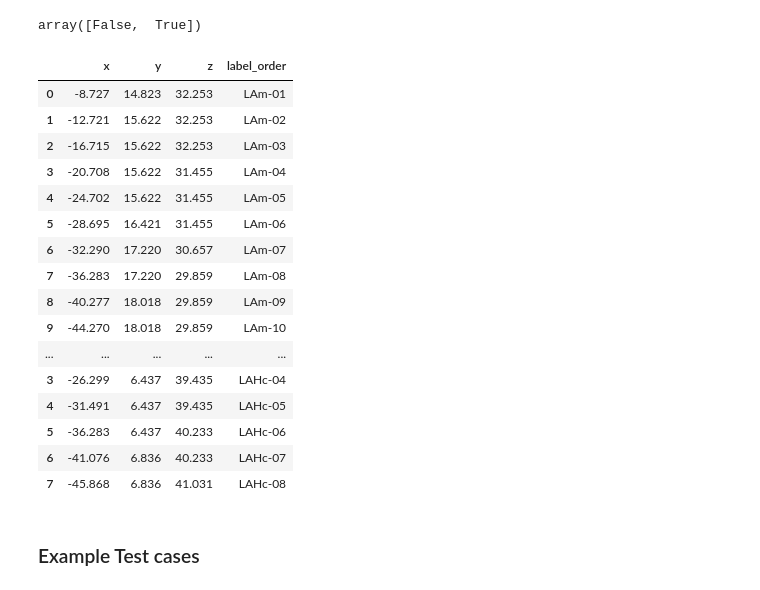
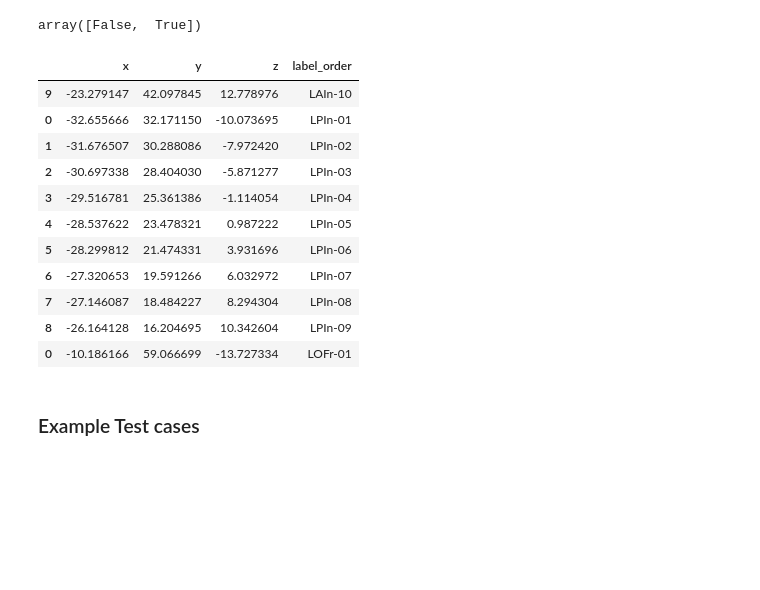
Before and after one commit to arunthurai/unet_contact_seg, a Jupyter notebook: Test_mask.ipynb, the cells around one changed output. Saved outputs shown, nothing was run; the diff lists cells and outputs as text; code cells hidden in the pictures; blank space fills up the shorter version.

```diff
--- a/Test_mask.ipynb
+++ b/Test_mask.ipynb
@@ -375,7 +375,8 @@ def find_next_contact_new(current_point,
                       min_distance_prior, # percentage
                       avg_distance,
                       entry_point,
-                      distance_from_entry=1.5):
+                      distance_from_entry=1.5,
+                        ):
     next_contact = None
     next_contact_id = None
     min_distance = float('inf')
@@ -406,11 +407,11 @@ def find_next_contact_new(current_point,
         if (distance_metric < min_distance and
             angle_contact <= max_angle_target and
             distance_prior >= min_distance_prior*avg_distance and
-            distance_prior <= max_distance_prior*avg_distance and
-            (distance_entry >= distance_from_entry and contact_proj < entry_proj)):
-            min_distance = distance_metric
-            next_contact = contact
-            next_contact_id = ind
+            distance_prior <= max_distance_prior*avg_distance):
+            if distance_from_entry is None or (distance_entry >= distance_from_entry and contact_proj < entry_proj):
+                min_distance = distance_metric
+                next_contact = contact
+                next_contact_id = ind
     if next_contact_id is not None:
         # print(contacts[next_contact_id,-1], '\n')
         # print(next_contact_id, '\n')
@@ -457,7 +458,9 @@ def run_segmentation_qc_new(entry_point,
                              max_angle_target,
                              max_distance_prior,
                              min_distance_prior,
-                             initial_spacing=4):
+                             initial_spacing=4,
+                             max_n_contacts = -1 # set to -1 to apply distance threshold to entry
+                           ):
     original_direction = trace_line(entry_point, target_point)
     direction = original_direction
     current_point = target_point
@@ -506,7 +509,8 @@ def run_segmentation_qc_new(entry_point,
                                                            max_distance_prior,
                                                            min_distance_prior,
                                                            avg_distance,
-                                                           entry_point)
+                                                           entry_point,
+                                                          distance_from_entry=1.5 if len(found_contacts)>max_n_contacts else None)
         else:
             next_contact = None
     print(f"Adjusted Mean Distance: {avg_distance}")
@@ -578,7 +582,7 @@ entry_target_path = f'./data/{sub}/{sub}_actual.fcsv'
 # %%
 # Get entry-target coords
 entry_target = extract_coords(entry_target_path)
-ind =20
+ind = 14-4
 entry_target_interest = entry_target[ind:ind+2,:]
 label = entry_target_interest[0,-1]
 print(entry_target_interest)
@@ -701,7 +707,7 @@ target_point = entry_target_interest[0,:]  # Replace with actual entry point coo
 entry_point = entry_target_interest[1,:]  # Replace with actual target point coordinates
 contacts = filtered_coords  # Replace with your file path
 min_distance_prior = 0.5 # at least half the average distance between contacts
-max_angle_target = 20
+max_angle_target = 35
 max_distance_prior = 2 # not more than twice the average distance between contacts
 
 # found_contacts, avg_distance = run_segmentation_qc(entry_point, target_point, contacts, max_distance_target, min_distance_prior)
@@ -890,25 +893,20 @@ array([False,  True])
 final_fname_t1 = f'./data/{sub}/test_fiducials_D129.fcsv'
 df_to_fcsv(df_pos, final_fname_t1)
 # %%
-df_pos
+df_pos[48:59]
 # %% [output]
 |  | x | y | z | label_order |
-| 0 | -8.727 | 14.823 | 32.253 | LAm-01 |
-| 1 | -12.721 | 15.622 | 32.253 | LAm-02 |
-| 2 | -16.715 | 15.622 | 32.253 | LAm-03 |
-| 3 | -20.708 | 15.622 | 31.455 | LAm-04 |
-| 4 | -24.702 | 15.622 | 31.455 | LAm-05 |
-| 5 | -28.695 | 16.421 | 31.455 | LAm-06 |
-| 6 | -32.290 | 17.220 | 30.657 | LAm-07 |
-| 7 | -36.283 | 17.220 | 29.859 | LAm-08 |
-| 8 | -40.277 | 18.018 | 29.859 | LAm-09 |
-| 9 | -44.270 | 18.018 | 29.859 | LAm-10 |
-| ... | ... | ... | ... | ... |
-| 3 | -26.299 | 6.437 | 39.435 | LAHc-04 |
-| 4 | -31.491 | 6.437 | 39.435 | LAHc-05 |
-| 5 | -36.283 | 6.437 | 40.233 | LAHc-06 |
-| 6 | -41.076 | 6.836 | 40.233 | LAHc-07 |
-| 7 | -45.868 | 6.836 | 41.031 | LAHc-08 |
+| 9 | -23.279147 | 42.097845 | 12.778976 | LAIn-10 |
+| 0 | -32.655666 | 32.171150 | -10.073695 | LPIn-01 |
+| 1 | -31.676507 | 30.288086 | -7.972420 | LPIn-02 |
+| 2 | -30.697338 | 28.404030 | -5.871277 | LPIn-03 |
+| 3 | -29.516781 | 25.361386 | -1.114054 | LPIn-04 |
+| 4 | -28.537622 | 23.478321 | 0.987222 | LPIn-05 |
+| 5 | -28.299812 | 21.474331 | 3.931696 | LPIn-06 |
+| 6 | -27.320653 | 19.591266 | 6.032972 | LPIn-07 |
+| 7 | -27.146087 | 18.484227 | 8.294304 | LPIn-08 |
+| 8 | -26.164128 | 16.204695 | 10.342604 | LPIn-09 |
+| 0 | -10.186166 | 59.066699 | -13.727334 | LOFr-01 |
 # %% [markdown]
 ### Example Test cases
 # %%
```
Also changed, not shown: parts of 11 cells of this notebook, 2 other files.
